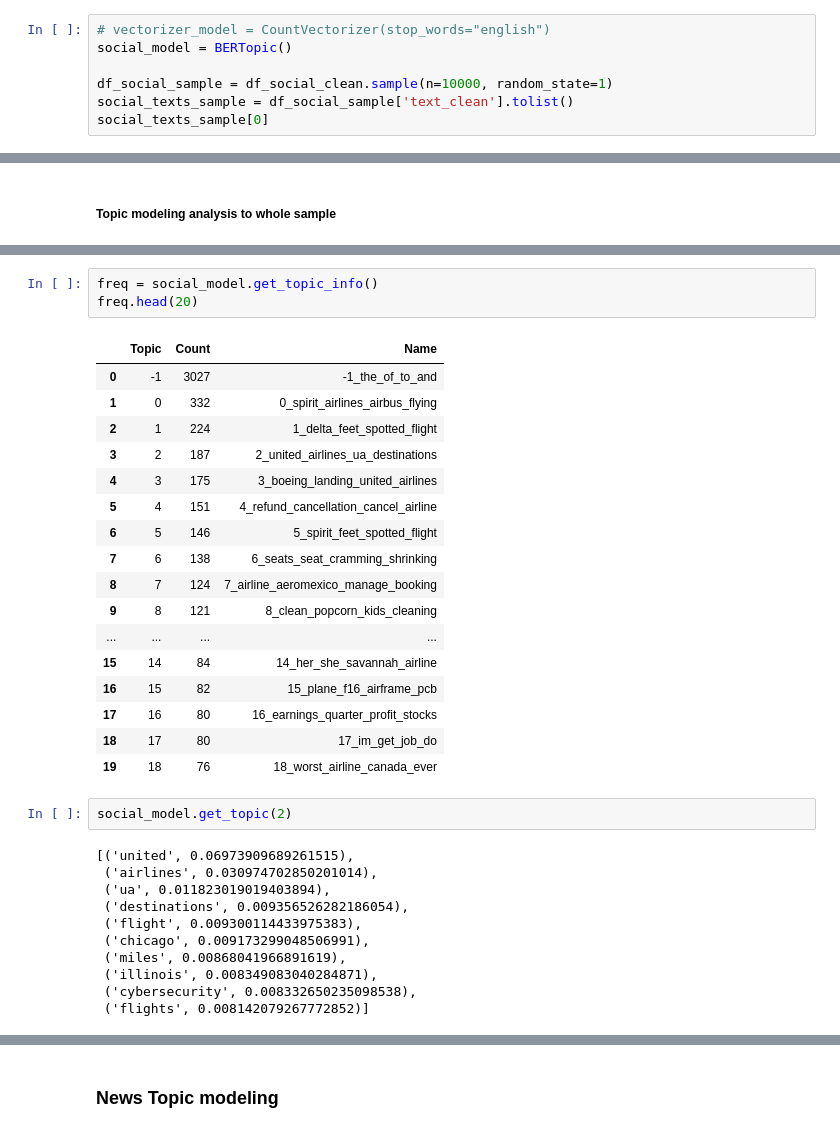
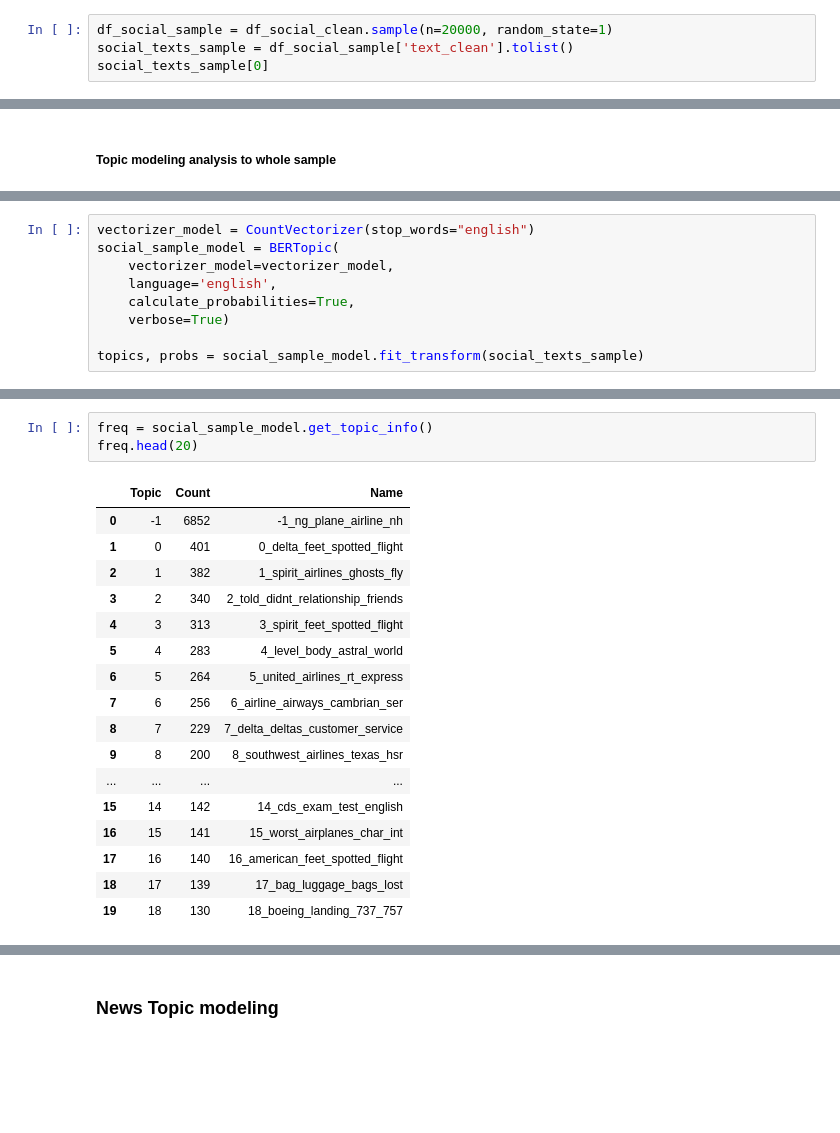
Before and after one commit to yavuzsunor/brand-analysis, a Jupyter notebook: notebooks/1_Analysis.ipynb, the cells around one changed output, grey strips where cells are left out. Cells and saved outputs as stored; diff of their text form; blank space fills up the shorter version.

```diff
--- a/notebooks/1_Analysis.ipynb
+++ b/notebooks/1_Analysis.ipynb
@@ -468,10 +468,7 @@ from sklearn.feature_extraction.text import CountVectorizer
 # %% [markdown]
 ### Social Topic modeling
 # %%
-# vectorizer_model = CountVectorizer(stop_words="english")
-social_model = BERTopic()
-
-df_social_sample = df_social_clean.sample(n=10000, random_state=1)
+df_social_sample = df_social_clean.sample(n=20000, random_state=1)
 social_texts_sample = df_social_sample['text_clean'].tolist()
 social_texts_sample[0]
 # %% [output]
@@ -621,0 +628,9 @@ topics, probs = social_model.fit_transform(social_texts_sample)
+# %%
+vectorizer_model = CountVectorizer(stop_words="english")
+social_sample_model = BERTopic(
+    vectorizer_model=vectorizer_model,
+    language='english',
+    calculate_probabilities=True,
+    verbose=True)
+
+topics, probs = social_sample_model.fit_transform(social_texts_sample)
@@ -631,34 +670,21 @@ for i in range(5):
 # %%
-freq = social_model.get_topic_info()
+freq = social_sample_model.get_topic_info()
 freq.head(20)
 # %% [output]
 |  | Topic | Count | Name |
-| 0 | -1 | 3027 | -1_the_of_to_and |
-| 1 | 0 | 332 | 0_spirit_airlines_airbus_flying |
-| 2 | 1 | 224 | 1_delta_feet_spotted_flight |
-| 3 | 2 | 187 | 2_united_airlines_ua_destinations |
-| 4 | 3 | 175 | 3_boeing_landing_united_airlines |
-| 5 | 4 | 151 | 4_refund_cancellation_cancel_airline |
-| 6 | 5 | 146 | 5_spirit_feet_spotted_flight |
-| 7 | 6 | 138 | 6_seats_seat_cramming_shrinking |
-| 8 | 7 | 124 | 7_airline_aeromexico_manage_booking |
-| 9 | 8 | 121 | 8_clean_popcorn_kids_cleaning |
+| 0 | -1 | 6852 | -1_ng_plane_airline_nh |
+| 1 | 0 | 401 | 0_delta_feet_spotted_flight |
+| 2 | 1 | 382 | 1_spirit_airlines_ghosts_fly |
+| 3 | 2 | 340 | 2_told_didnt_relationship_friends |
+| 4 | 3 | 313 | 3_spirit_feet_spotted_flight |
+| 5 | 4 | 283 | 4_level_body_astral_world |
+| 6 | 5 | 264 | 5_united_airlines_rt_express |
+| 7 | 6 | 256 | 6_airline_airways_cambrian_ser |
+| 8 | 7 | 229 | 7_delta_deltas_customer_service |
+| 9 | 8 | 200 | 8_southwest_airlines_texas_hsr |
 | ... | ... | ... | ... |
-| 15 | 14 | 84 | 14_her_she_savannah_airline |
-| 16 | 15 | 82 | 15_plane_f16_airframe_pcb |
-| 17 | 16 | 80 | 16_earnings_quarter_profit_stocks |
-| 18 | 17 | 80 | 17_im_get_job_do |
-| 19 | 18 | 76 | 18_worst_airline_canada_ever |
+| 15 | 14 | 142 | 14_cds_exam_test_english |
+| 16 | 15 | 141 | 15_worst_airplanes_char_int |
+| 17 | 16 | 140 | 16_american_feet_spotted_flight |
+| 18 | 17 | 139 | 17_bag_luggage_bags_lost |
+| 19 | 18 | 130 | 18_boeing_landing_737_757 |
-# %%
-social_model.get_topic(2)
-# %% [output]
-[('united', 0.06973909689261515),
- ('airlines', 0.030974702850201014),
- ('ua', 0.011823019019403894),
- ('destinations', 0.009356526282186054),
- ('flight', 0.009300114433975383),
- ('chicago', 0.009173299048506991),
- ('miles', 0.00868041966891619),
- ('illinois', 0.008349083040284871),
- ('cybersecurity', 0.008332650235098538),
- ('flights', 0.008142079267772852)]
```
Also changed, not shown: parts of 19 cells of this notebook, 2 other files.
